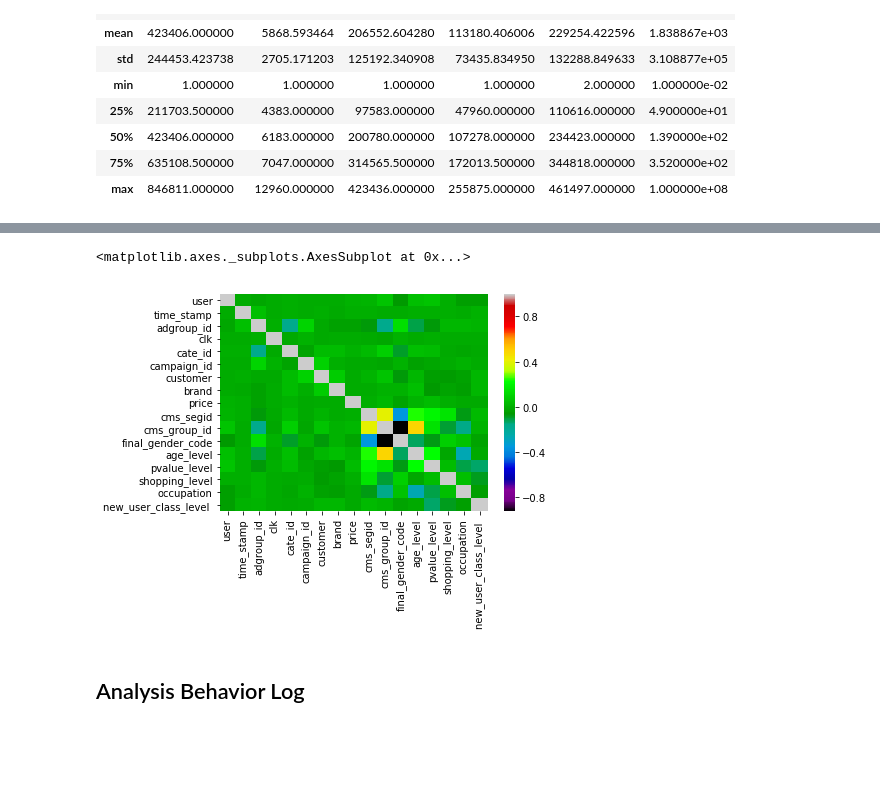
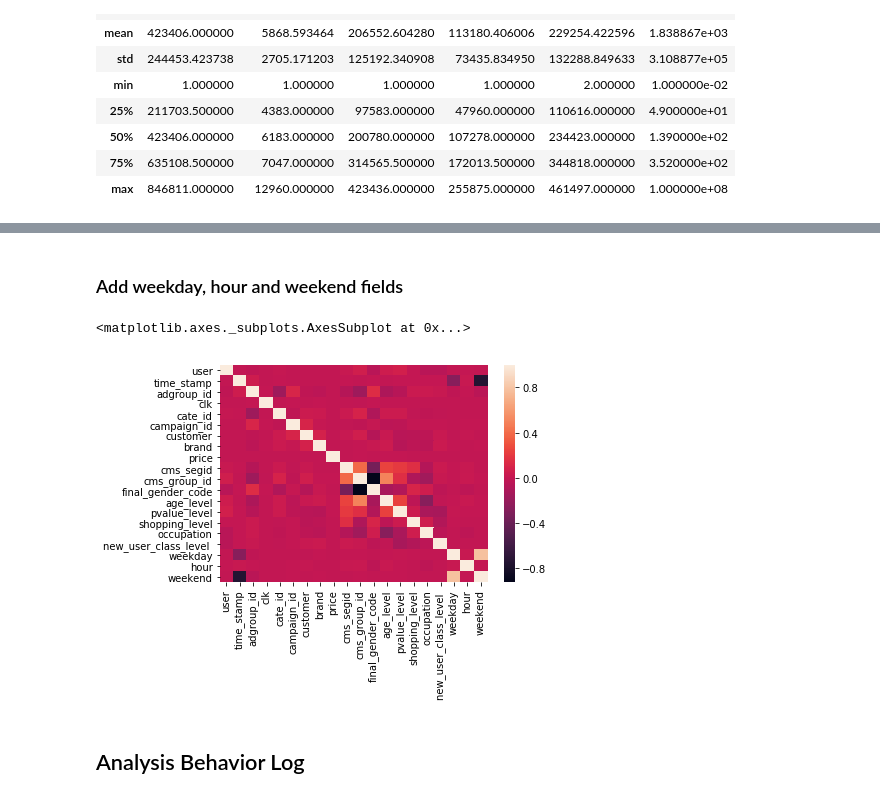
Before and after one commit to Sitorias/AdPrediction, a Jupyter notebook: Task 3 - Ad Prediction - Leo.ipynb, the cells around one changed output, grey strips where cells are left out. Cells and saved outputs as stored; diff of their text form; code cells hidden in the pictures; blank space fills up the shorter version.

```diff
--- a/Task 3 - Ad Prediction - Leo.ipynb
+++ b/Task 3 - Ad Prediction - Leo.ipynb
@@ -39,4 +39,4 @@ sample = train
 # %%
-join1 = sample.join(ad_feature.set_index("adgroup_id"),on="adgroup_id")
+train = train.join(ad_feature.set_index("adgroup_id"),on="adgroup_id")
 # %%
-join2 = join1.join(user_profile.set_index("userid"),on="user")
+train = train.join(user_profile.set_index("userid"),on="user")
@@ -43,9 +52,15 @@ join2 = join1.join(user_profile.set_index("userid"),on="user")
+# %% [markdown]
+### Add weekday, hour and weekend fields
+# %%
+train["unix"]=pd.to_datetime(train.time_stamp,unit="s")
+train["weekday"]=train.unix.dt.weekday
+train["hour"]=train.unix.dt.hour
+train["weekend"] = train.weekday >= 5
 # %%
-corr = join2.corr()
+corr = train.corr()
 sns.heatmap(corr,
             xticklabels=corr.columns.values,
-            yticklabels=corr.columns.values,
-           cmap="spectral")
+            yticklabels=corr.columns.values)
 # %% [output]
 <matplotlib.axes._subplots.AxesSubplot at 0x...>
-[figure, old version]
+[figure, new version]
```
Also changed, not shown: parts of 53 cells of this notebook.
